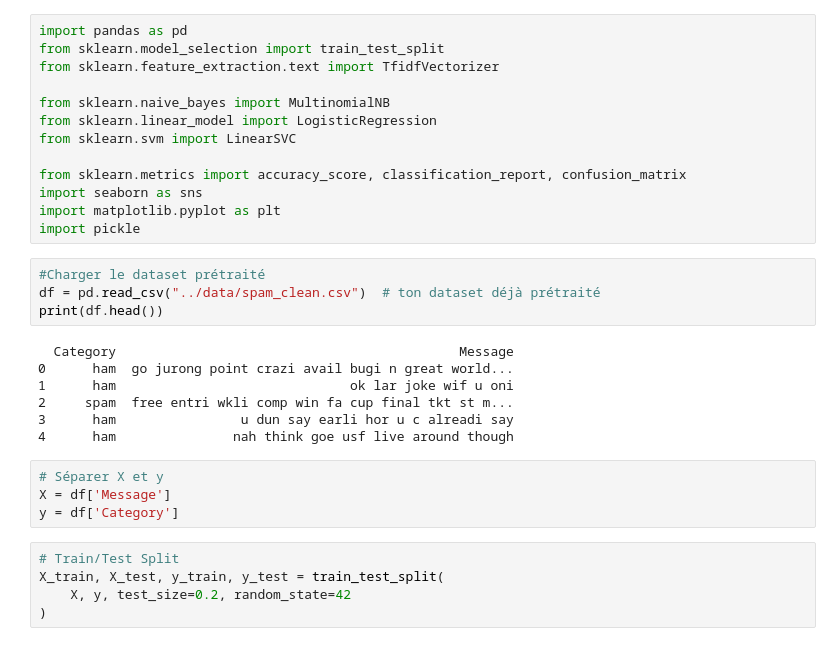
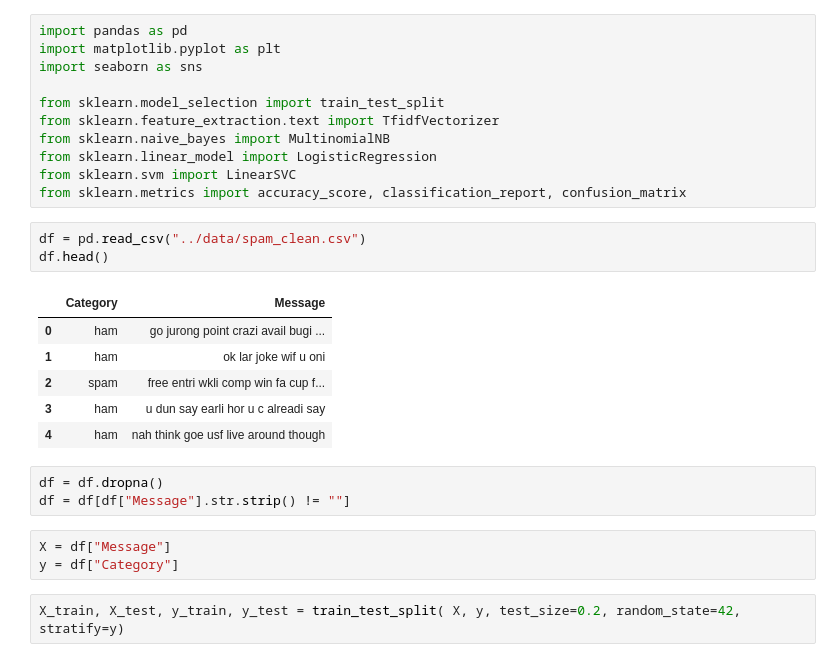
Before and after one commit to x-khalid-x/spam-detection-ml, a Jupyter notebook: notebooks/modeling.ipynb, the cells around one changed output. Drawn from its saved outputs; the diff is of its cells as text.

```diff
--- a/notebooks/modeling.ipynb
+++ b/notebooks/modeling.ipynb
@@ -1,33 +1,29 @@
 # %%
 import pandas as pd
+import matplotlib.pyplot as plt
+import seaborn as sns
+
 from sklearn.model_selection import train_test_split
 from sklearn.feature_extraction.text import TfidfVectorizer
-
 from sklearn.naive_bayes import MultinomialNB
 from sklearn.linear_model import LogisticRegression
 from sklearn.svm import LinearSVC
-
 from sklearn.metrics import accuracy_score, classification_report, confusion_matrix
-import seaborn as sns
-import matplotlib.pyplot as plt
-import pickle
 # %%
-#Charger le dataset prétraité
-df = pd.read_csv("../data/spam_clean.csv")  # ton dataset déjà prétraité
-print(df.head())
+df = pd.read_csv("../data/spam_clean.csv")
+df.head()
 # %% [output]
-  Category                                            Message
-0      ham  go jurong point crazi avail bugi n great world...
-1      ham                              ok lar joke wif u oni
-2     spam  free entri wkli comp win fa cup final tkt st m...
-3      ham                u dun say earli hor u c alreadi say
-4      ham               nah think goe usf live around though
+|  | Category | Message |
+| 0 | ham | go jurong point crazi avail bugi ... |
+| 1 | ham | ok lar joke wif u oni |
+| 2 | spam | free entri wkli comp win fa cup f... |
+| 3 | ham | u dun say earli hor u c alreadi say |
+| 4 | ham | nah think goe usf live around though |
+# %%
+df = df.dropna()
+df = df[df["Message"].str.strip() != ""]
 # %%
-# Séparer X et y
-X = df['Message']
-y = df['Category']
+X = df["Message"]
+y = df["Category"]
 # %%
-# Train/Test Split
-X_train, X_test, y_train, y_test = train_test_split(
-    X, y, test_size=0.2, random_state=42
-)
+X_train, X_test, y_train, y_test = train_test_split( X, y, test_size=0.2, random_state=42, stratify=y)
```
Also changed, not shown: parts of 12 cells of this notebook, 15 other files.
